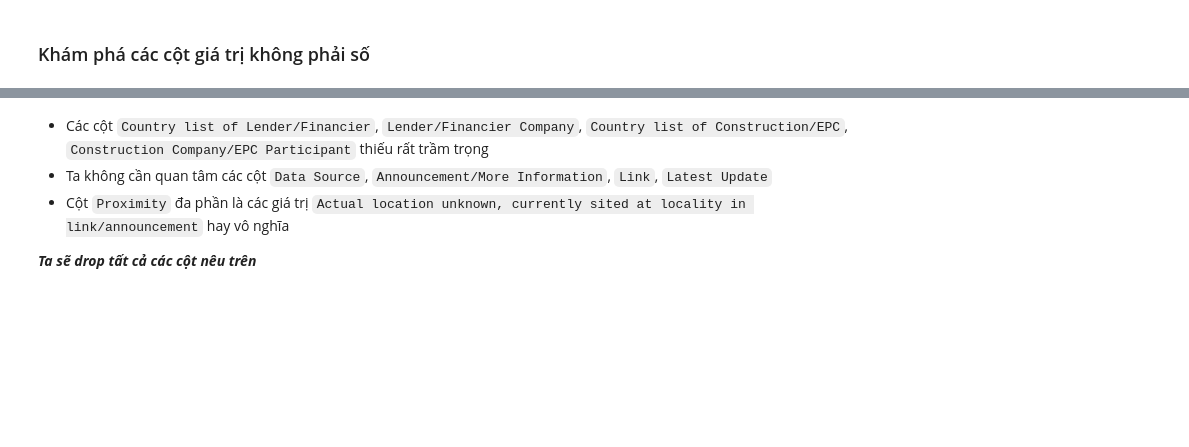
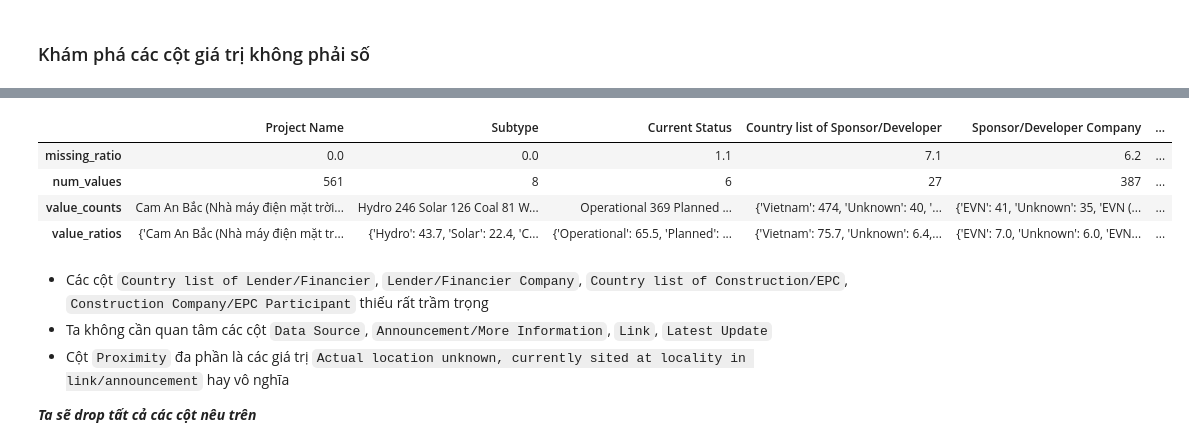
Before and after one commit to JustKidding2K/P4DS_FinalProject, a Jupyter notebook: Source.ipynb, the cells around one changed output, grey strips where cells are left out. Cells and saved outputs as stored; diff of their text form; code cells hidden in the pictures; blank space fills up the shorter version.

```diff
--- a/Source.ipynb
+++ b/Source.ipynb
@@ -355,3 +349,11 @@ for c in notnum_col_info_df.columns:
+# %%
+notnum_col_info_df
+# %% [output]
+|  | Project Name | Subtype | Current Status | Country list of Sponsor/Developer | Sponsor/Developer Company | ... |
+| missing_ratio | 0.0 | 0.0 | 1.1 | 7.1 | 6.2 | ... |
+| num_values | 561 | 8 | 6 | 27 | 387 | ... |
+| value_counts | Cam An Bắc (Nhà máy điện mặt trời... | Hydro 246 Solar 126 Coal 81 W... | Operational 369 Planned ... | {'Vietnam': 474, 'Unknown': 40, '... | {'EVN': 41, 'Unknown': 35, 'EVN (... | ... |
+| value_ratios | {'Cam An Bắc (Nhà máy điện mặt tr... | {'Hydro': 43.7, 'Solar': 22.4, 'C... | {'Operational': 65.5, 'Planned': ... | {'Vietnam': 75.7, 'Unknown': 6.4,... | {'EVN': 7.0, 'Unknown': 6.0, 'EVN... | ... |
 # %% [markdown]
 - Các cột `Country list of Lender/Financier`, `Lender/Financier Company`, `Country list of Construction/EPC`, `Construction Company/EPC Participant` thiếu rất trầm trọng
 - Ta không cần quan tâm các cột `Data Source`, `Announcement/More Information`, `Link`, `Latest Update`
```
Also changed, not shown: parts of 20 cells of this notebook, 2 other files.
